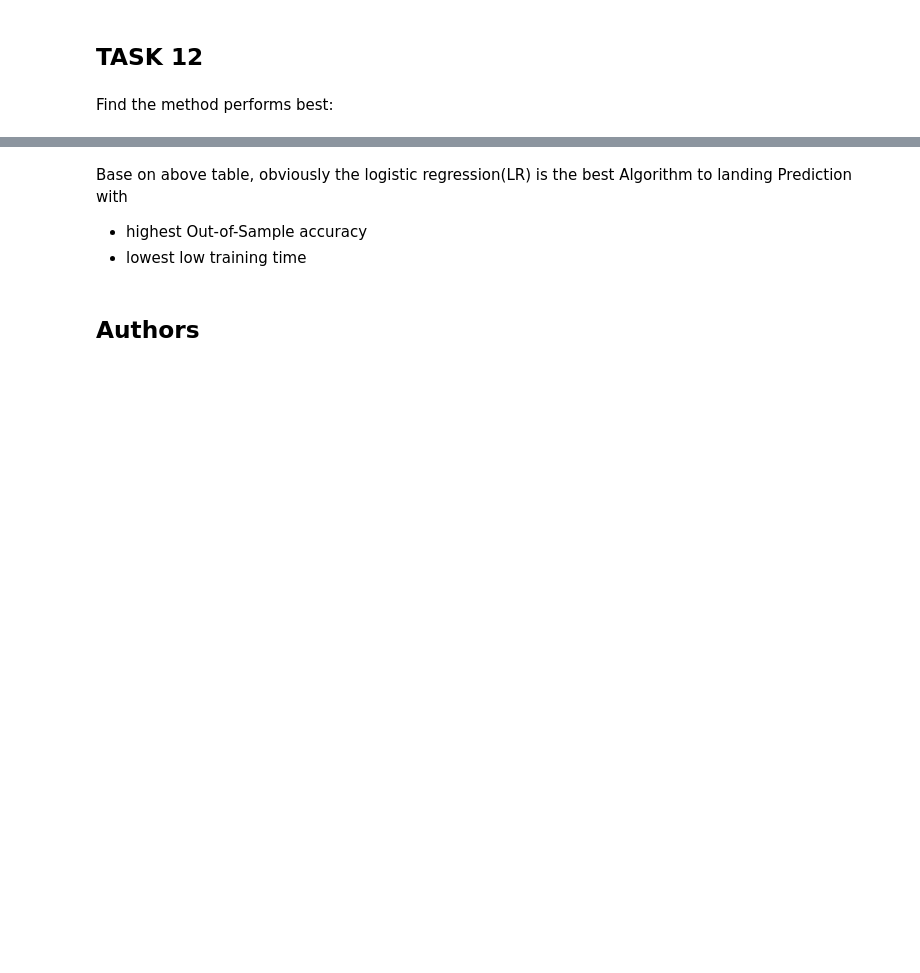
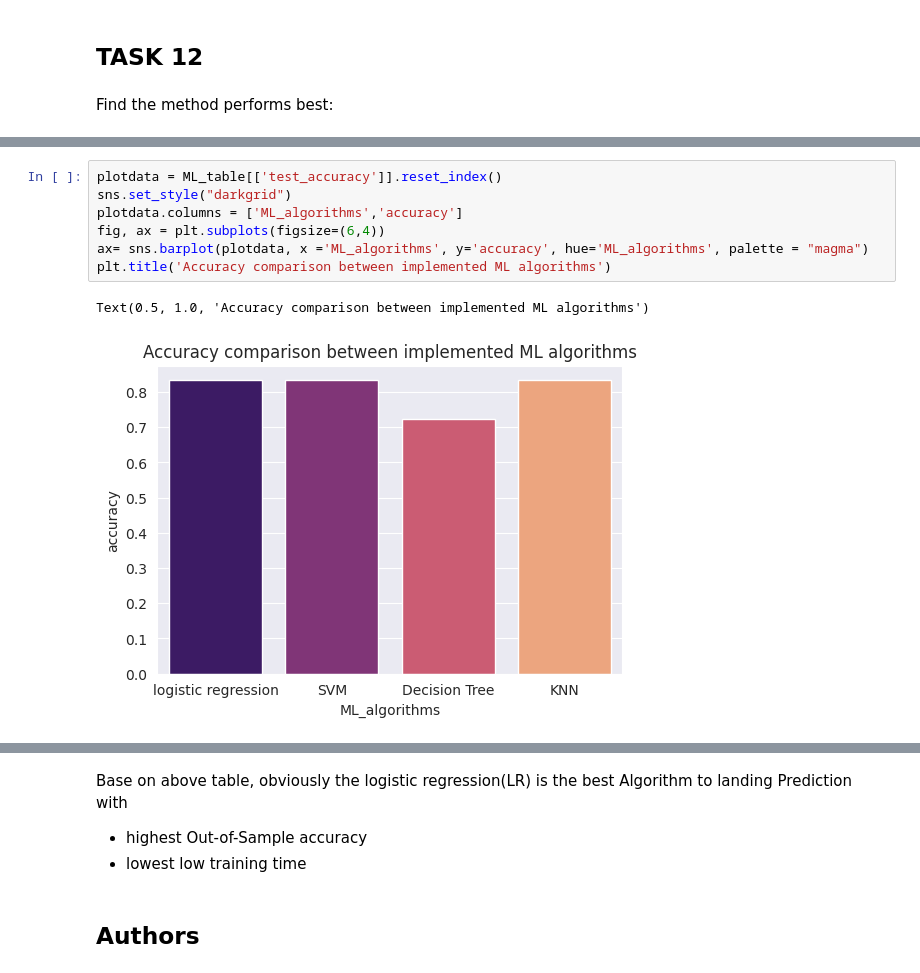
Before and after one commit to tungh1850/Applied-Data-Science-Capstone, a Jupyter notebook: w4/SpaceX_Machine Learning Prediction_Part_5.ipynb, the cells around one changed output, grey strips where cells are left out. Saved outputs shown, nothing was run; the diff lists cells and outputs as text; blank space fills up the shorter version.

```diff
--- a/w4/SpaceX_Machine Learning Prediction_Part_5.ipynb
+++ b/w4/SpaceX_Machine Learning Prediction_Part_5.ipynb
@@ -378,0 +379,10 @@ ML_table
+# %%
+plotdata = ML_table[['test_accuracy']].reset_index()
+sns.set_style("darkgrid")
+plotdata.columns = ['ML_algorithms','accuracy']
+fig, ax = plt.subplots(figsize=(6,4))
+ax= sns.barplot(plotdata, x ='ML_algorithms', y='accuracy', hue='ML_algorithms', palette = "magma")
+plt.title('Accuracy comparison between implemented ML algorithms')
+# %% [output]
+Text(0.5, 1.0, 'Accuracy comparison between implemented ML algorithms')
+[figure, added]
```
Also changed, not shown: parts of 9 cells of this notebook.
